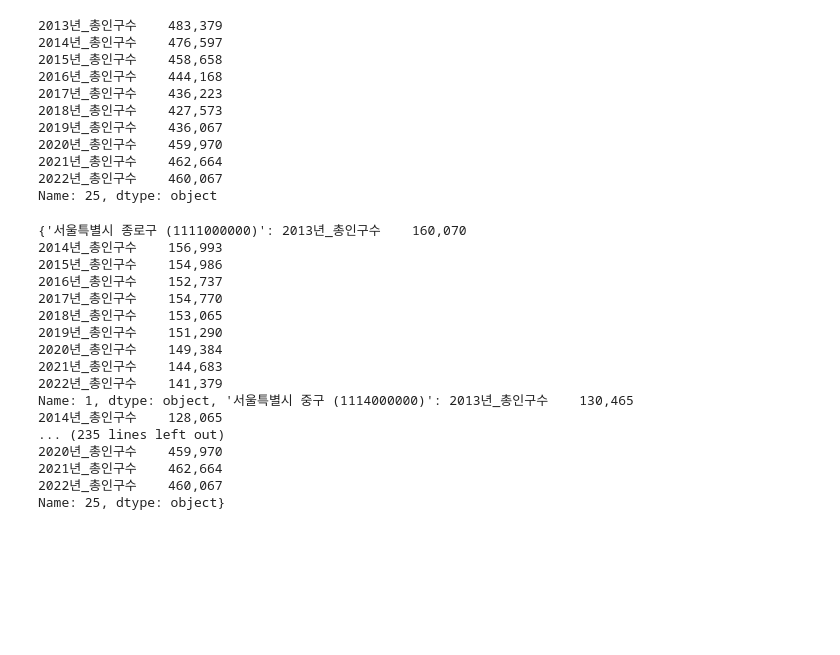
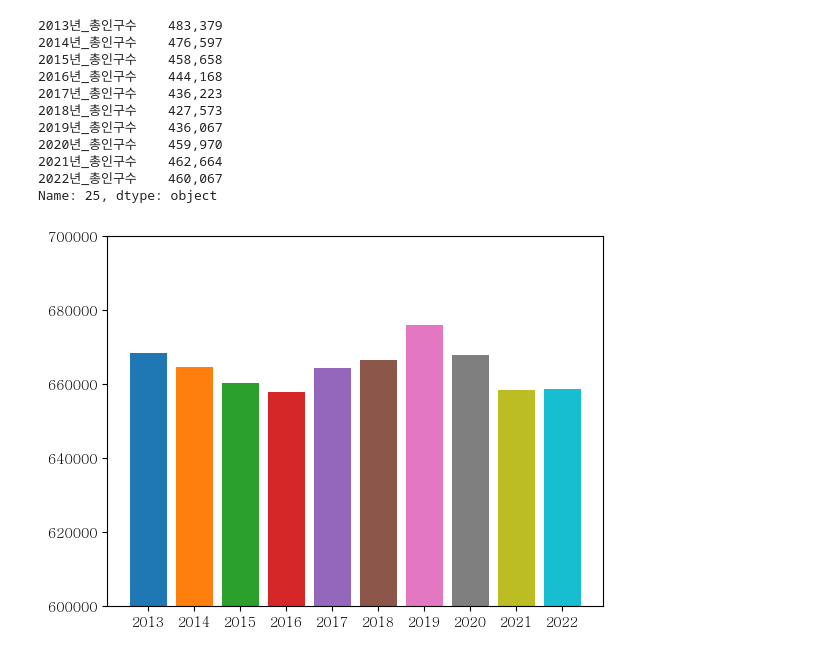
Before and after one commit to himediaJin/classproject, a Jupyter notebook: python/서울시인구데이터분석.ipynb, the cells around one changed output. Drawn from its saved outputs; the diff is of its cells as text; code cells hidden in the pictures; blank space fills up the shorter version.

```diff
--- a/python/서울시인구데이터분석.ipynb
+++ b/python/서울시인구데이터분석.ipynb
@@ -47,34 +47,31 @@ print(result.iloc[25, range(1, len(result.columns), 6)])
 Name: 25, dtype: object
 # %%
 import pandas as pd
+import matplotlib.pyplot as plt
 
 result = pd.read_csv('201312.csv', encoding='cp949')
 
 # 시각화에 필요한 데이터 셑
 data = {}
 
 # { '서울특별시 강동구 (1174000000)': []}
 
 
 for i in range(1, len(result)):
     data[result.iloc[i,0]] = result.iloc[i, range(1, len(result.columns), 6)]
+
+
+# 시각화 처리
+
+plt.ylim([600000, 700000])
+
+loc = '서울특별시 송파구 (1171000000)'
+
+for i in range(len(data[loc])):
+    # str -> ',' 를 제거 -> 문자를 숫자타입으로 변경
+    data[loc][i] = int(data[loc][i].replace(',', ''))
+    plt.bar(data[loc].index[i].split('년_')[0], data[loc][i])
+
+plt.show()
+# %% [output]
+[figure, added]
-# %%
-print(data)
-# %% [output]
-{'서울특별시 종로구 (1111000000)': 2013년_총인구수    160,070
-2014년_총인구수    156,993
-2015년_총인구수    154,986
-2016년_총인구수    152,737
-2017년_총인구수    154,770
-2018년_총인구수    153,065
-2019년_총인구수    151,290
-2020년_총인구수    149,384
-2021년_총인구수    144,683
-2022년_총인구수    141,379
-Name: 1, dtype: object, '서울특별시 중구 (1114000000)': 2013년_총인구수    130,465
-2014년_총인구수    128,065
-... (235 lines left out)
-2020년_총인구수    459,970
-2021년_총인구수    462,664
-2022년_총인구수    460,067
-Name: 25, dtype: object}
```
Also changed, not shown: parts of 4 cells of this notebook, 1 other file.
